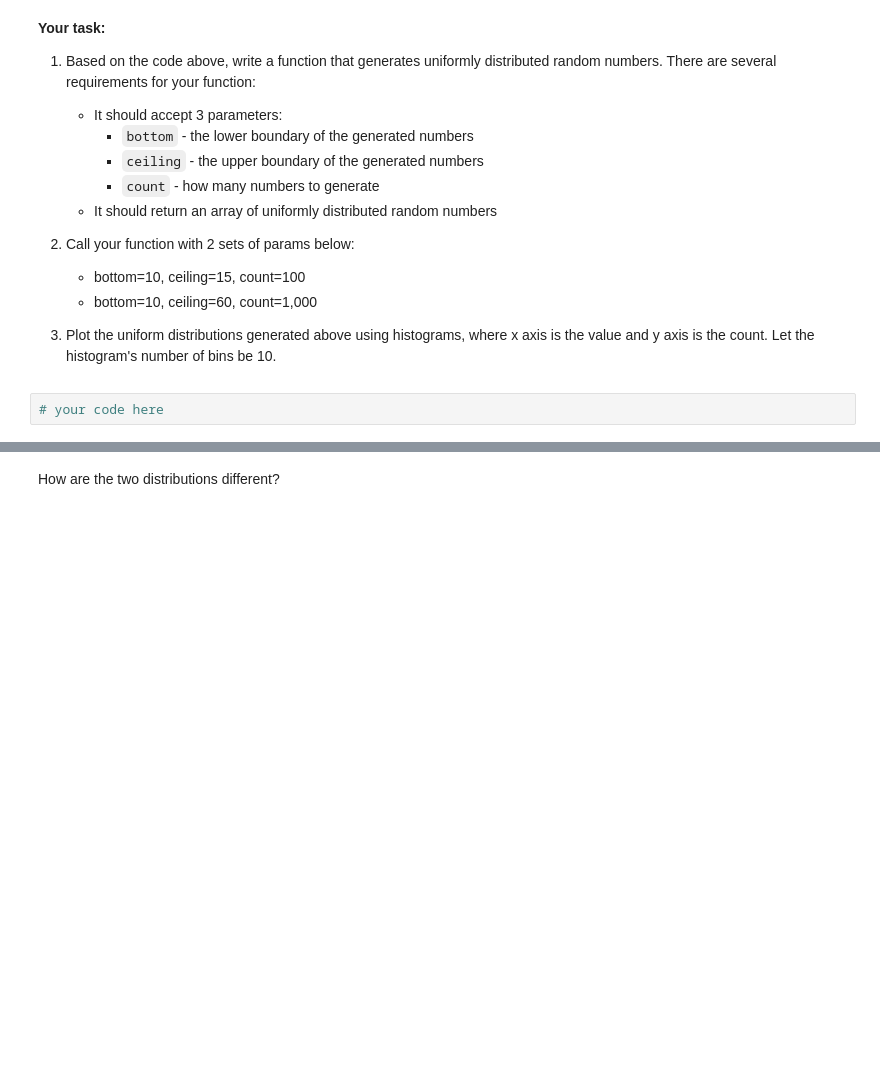
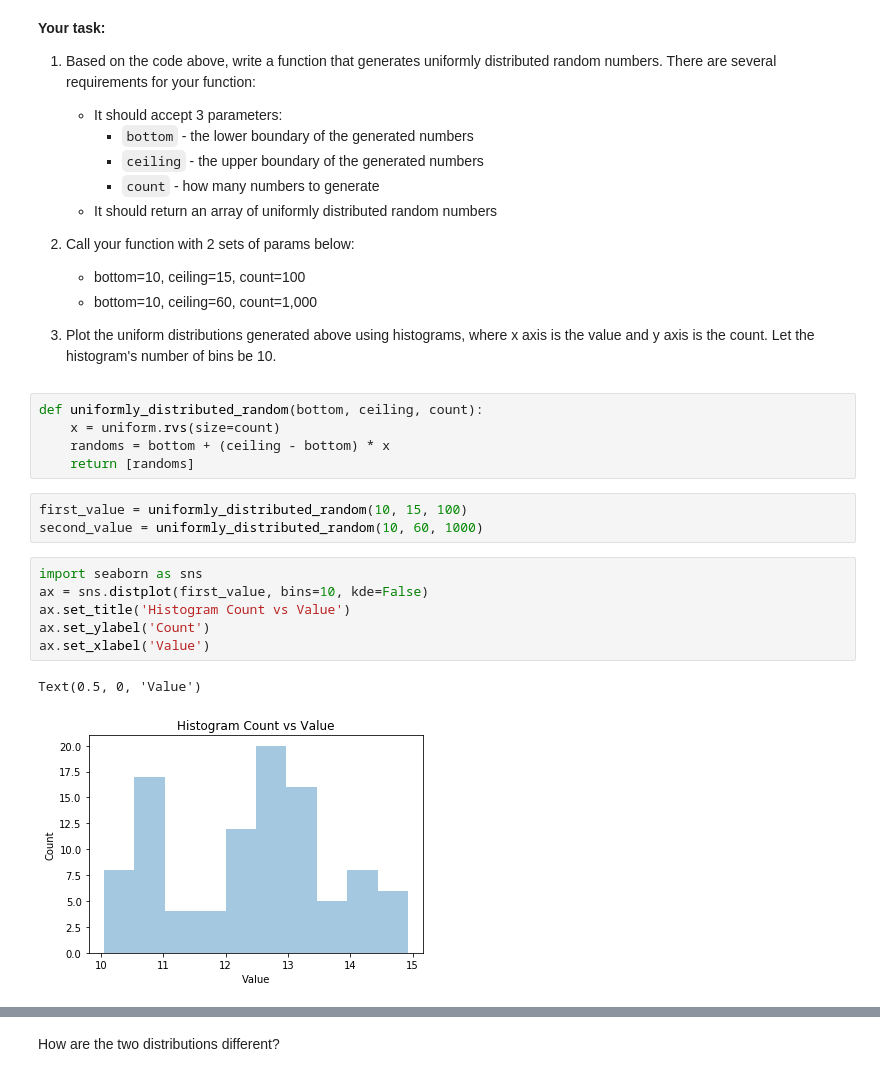
Before and after one commit to ta-datapt-bcn/lab-cont-probability-distribution, a Jupyter notebook: your_code/main.ipynb, the cells around one changed output, grey strips where cells are left out. Saved outputs shown, nothing was run; the diff lists cells and outputs as text; blank space fills up the shorter version.

```diff
--- a/your_code/main.ipynb
+++ b/your_code/main.ipynb
@@ -41,5 +41,20 @@ print(randoms)
     * bottom=10, ceiling=60, count=1,000
 
 1. Plot the uniform distributions generated above using histograms, where x axis is the value and y axis is the count. Let the histogram's number of bins be 10.
-# %%
-# your code here
+# %%
+def uniformly_distributed_random(bottom, ceiling, count):
+    x = uniform.rvs(size=count)
+    randoms = bottom + (ceiling - bottom) * x
+    return [randoms]
+# %%
+first_value = uniformly_distributed_random(10, 15, 100)
+second_value = uniformly_distributed_random(10, 60, 1000)
+# %%
+import seaborn as sns
+ax = sns.distplot(first_value, bins=10, kde=False)
+ax.set_title('Histogram Count vs Value')
+ax.set_ylabel('Count')
+ax.set_xlabel('Value')
+# %% [output]
+Text(0.5, 0, 'Value')
+[figure, added]
```
Also changed, not shown: parts of 17 cells of this notebook, 1 other file.
